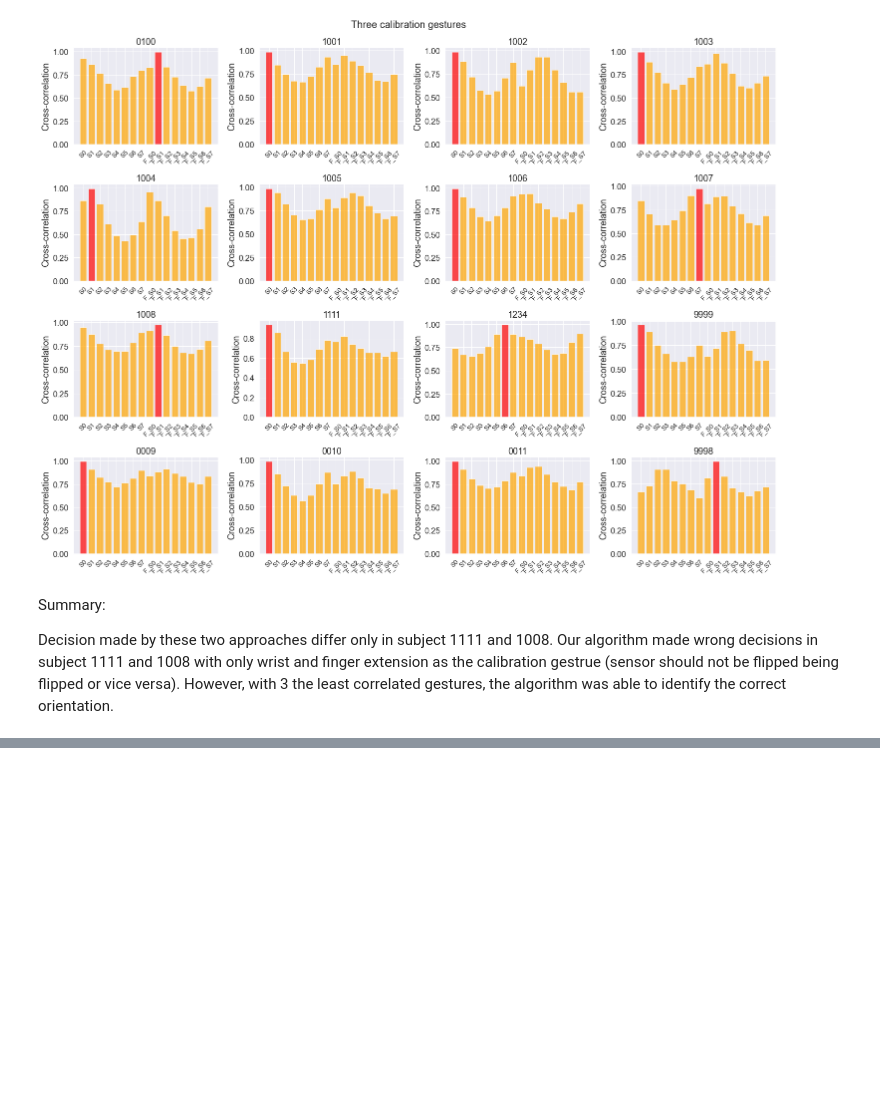
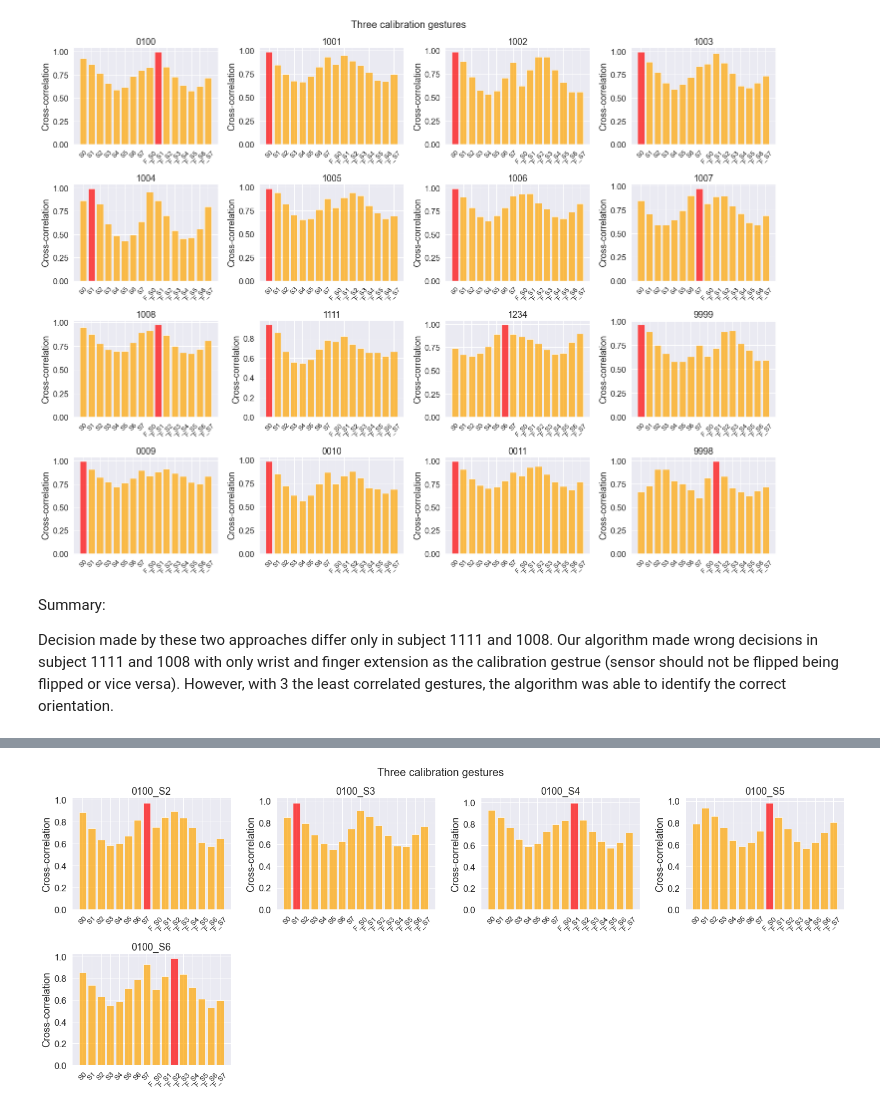
Before and after one commit to haopinglin0907/Projects_Hao, a Jupyter notebook: MyoPanda/Cross_correlation/Gesture-concatenation-correlation.ipynb, the cells around one changed output, grey strips where cells are left out. Cells and saved outputs as stored; diff of their text form; code cells hidden in the pictures; blank space fills up the shorter version.

Commit message:
Added extra sessions to validate the algorithm with 3 calibration gestures

```diff
--- a/MyoPanda/Cross_correlation/Gesture-concatenation-correlation.ipynb
+++ b/MyoPanda/Cross_correlation/Gesture-concatenation-correlation.ipynb
@@ -25,6 +23,10 @@ Wall time: 55.1 s
 ### Reads the EMG data (healthy subjects)
 df = pd.read_pickle('DataCollection.pkl')
 df['Trial_num'] = df['Trial_num'].astype(int)
+
+### Reads the EMG data (healthy subjects) but rotated and flipped around deliberately
+df_validation = pd.read_pickle('DataCollection_rotation_flipped.pkl')
+df_validation['Trial_num'] = df_validation['Trial_num'].astype(int)
 # %%
 def set_custom_palette(series, max_color = 'red', other_color = 'orange'):
     max_val = series.max()
@@ -237,0 +253,28 @@ Decision made by these two approaches differ only in subject 1111 and 1008. Our
+# %%
+fig, ax = plt.subplots(4, 4, figsize = (21, 16))
+fig.suptitle('Three calibration gestures', fontsize = 20)
+R = 0
+Col = 0
+subject = '0100'
+
+for session_to_rotate in tqdm(['S2', 'S3', 'S4', 'S5', 'S6']): ### here S1 means session not shift
+
+    flipped, shift = CC_to_shift(df_validation,
+                        subject_reference = subject,
+                        subject_to_rotate = subject,
+                        calibration_gesture_list = ['8', '5', '4'],
+                        session_reference = 'S1',
+                        session_to_rotate = session_to_rotate, ax = ax[R, Col])
+    ax[R, Col].xaxis.set_tick_params(labelsize=13)
+    ax[R, Col].set_title(f'{subject}_{session_to_rotate}')
+    Col += 1
+    if Col == 4:
+        Col = 0
+        R += 1
+
+for ax in ax.flat[5:]:
+    ax.set_visible(False)
+
+plt.tight_layout()
+# %% [output]
+[figure, added]
```
Also changed, not shown: parts of 3 cells of this notebook.
